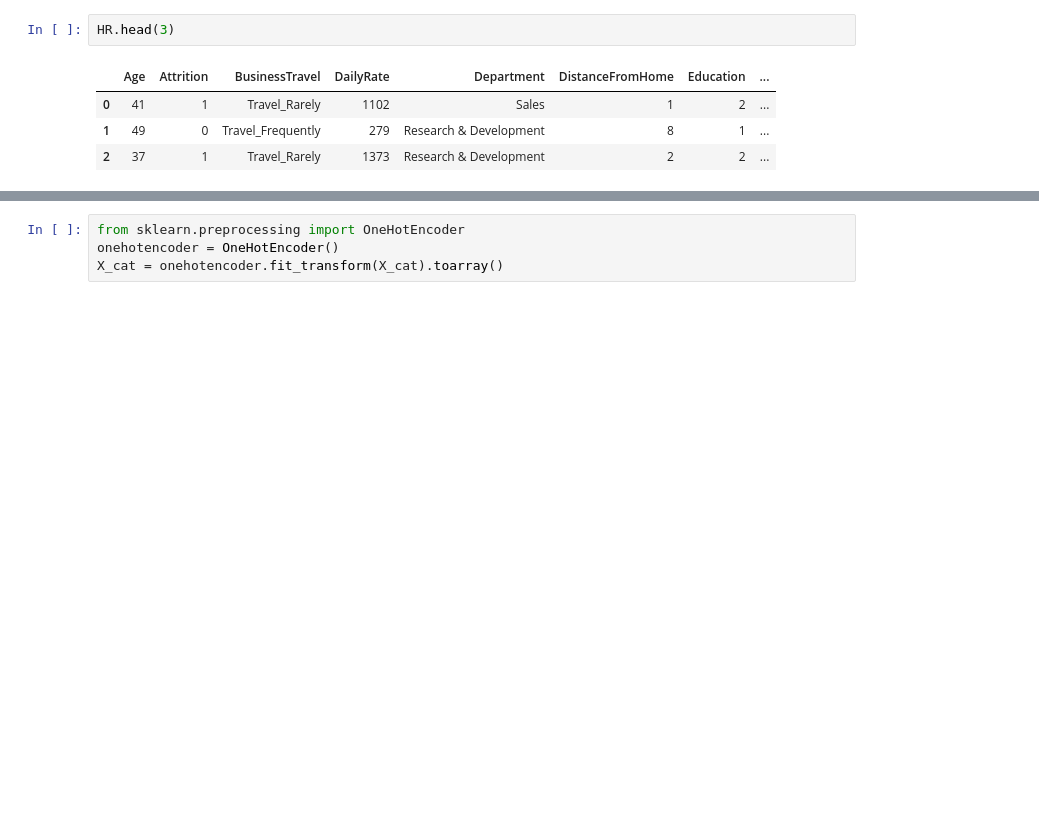
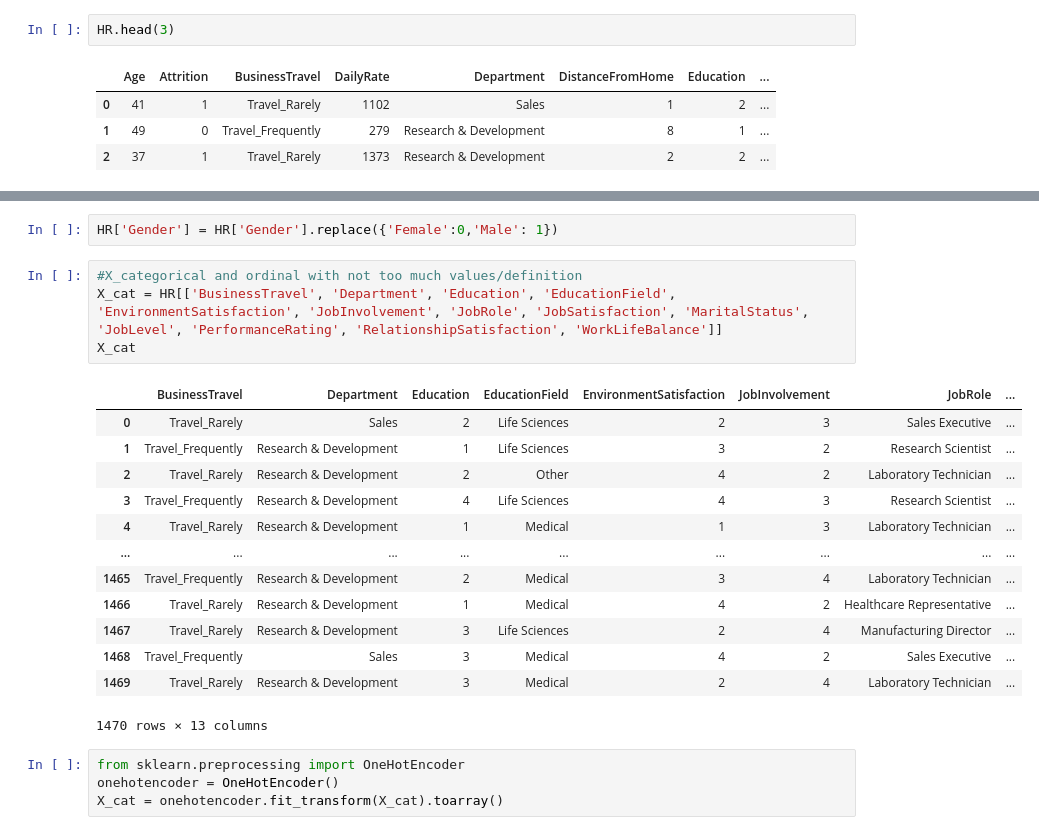
Before and after one commit to fmarcelneves/HR-Analytics-Prediction, a Jupyter notebook: IBM_HR_Analytics_and_prediction.ipynb, the cells around one changed output, grey strips where cells are left out. Saved outputs shown, nothing was run; the diff lists cells and outputs as text; blank space fills up the shorter version.

```diff
--- a/IBM_HR_Analytics_and_prediction.ipynb
+++ b/IBM_HR_Analytics_and_prediction.ipynb
@@ -606,3 +614,23 @@ X_cat
+# %%
+HR['Gender'] = HR['Gender'].replace({'Female':0,'Male': 1})
+# %%
+#X_categorical and ordinal with not too much values/definition
+X_cat = HR[['BusinessTravel', 'Department', 'Education', 'EducationField', 'EnvironmentSatisfaction', 'JobInvolvement', 'JobRole', 'JobSatisfaction', 'MaritalStatus', 'JobLevel', 'PerformanceRating', 'RelationshipSatisfaction', 'WorkLifeBalance']]
+X_cat
+# %% [output]
+|  | BusinessTravel | Department | Education | EducationField | EnvironmentSatisfaction | JobInvolvement | JobRole | ... |
+| 0 | Travel_Rarely | Sales | 2 | Life Sciences | 2 | 3 | Sales Executive | ... |
+| 1 | Travel_Frequently | Research & Development | 1 | Life Sciences | 3 | 2 | Research Scientist | ... |
+| 2 | Travel_Rarely | Research & Development | 2 | Other | 4 | 2 | Laboratory Technician | ... |
+| 3 | Travel_Frequently | Research & Development | 4 | Life Sciences | 4 | 3 | Research Scientist | ... |
+| 4 | Travel_Rarely | Research & Development | 1 | Medical | 1 | 3 | Laboratory Technician | ... |
+| ... | ... | ... | ... | ... | ... | ... | ... | ... |
+| 1465 | Travel_Frequently | Research & Development | 2 | Medical | 3 | 4 | Laboratory Technician | ... |
+| 1466 | Travel_Rarely | Research & Development | 1 | Medical | 4 | 2 | Healthcare Representative | ... |
+| 1467 | Travel_Rarely | Research & Development | 3 | Life Sciences | 2 | 4 | Manufacturing Director | ... |
+| 1468 | Travel_Frequently | Sales | 3 | Medical | 4 | 2 | Sales Executive | ... |
+| 1469 | Travel_Rarely | Research & Development | 3 | Medical | 2 | 4 | Laboratory Technician | ... |
+1470 rows × 13 columns
 # %%
 from sklearn.preprocessing import OneHotEncoder
 onehotencoder = OneHotEncoder()
```
Also changed, not shown: parts of 47 cells of this notebook.
